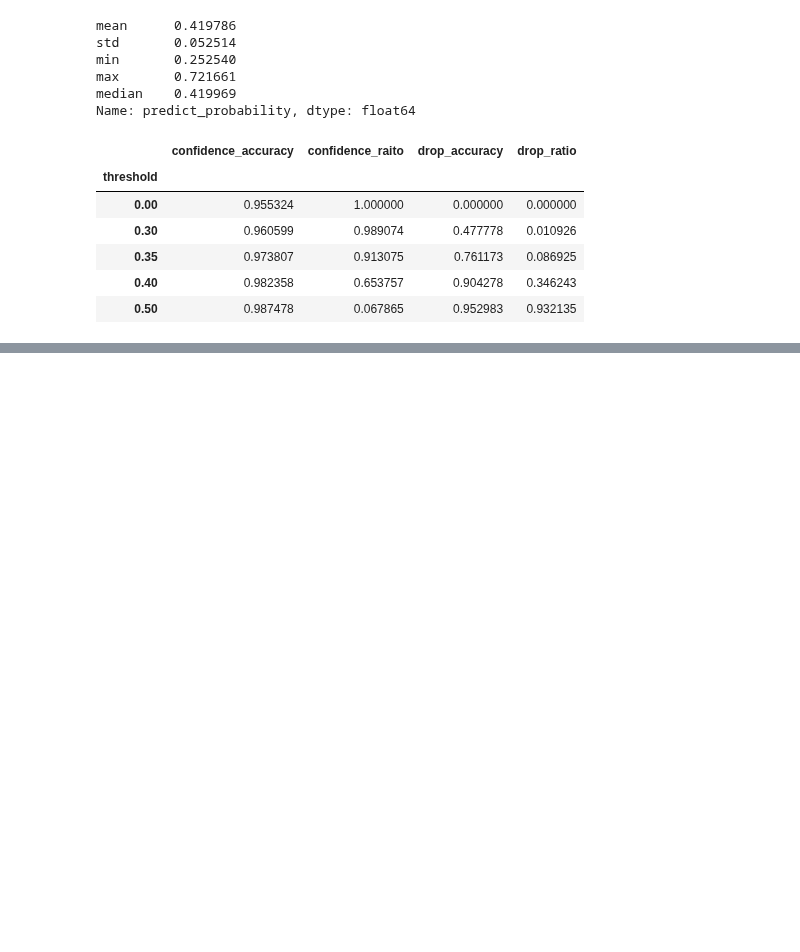
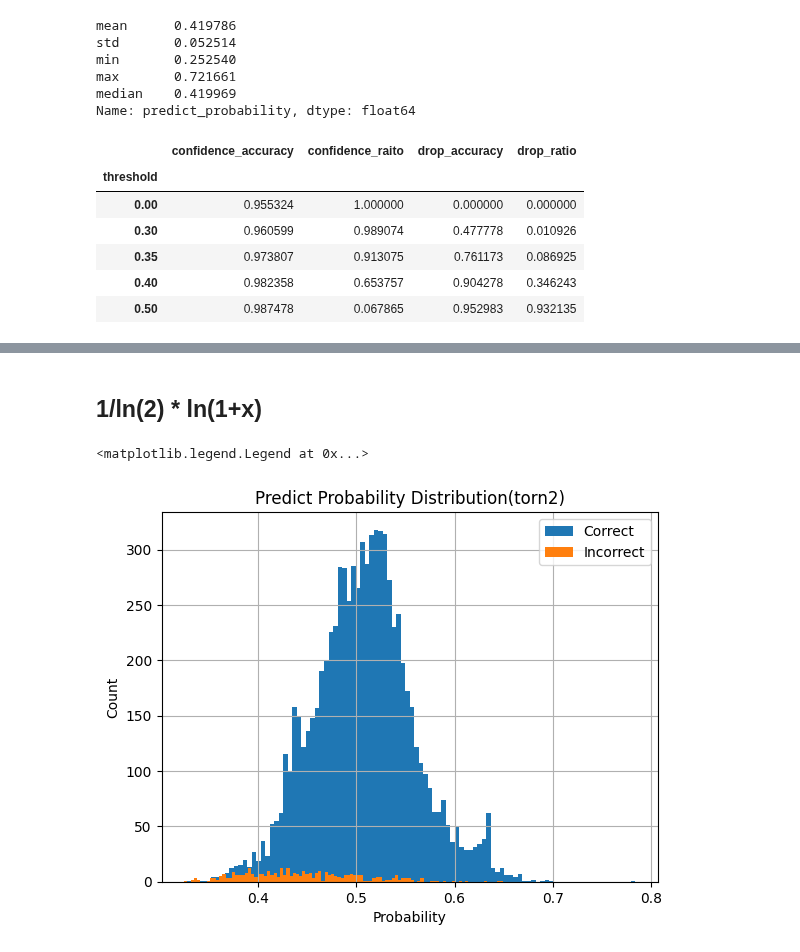
Before and after one commit to rakawanegan/humanactivityrecognition_portfolio, a Jupyter notebook: result/error_bar/cnn1d/analysis.ipynb, the cells around one changed output, grey strips where cells are left out. Drawn from its saved outputs; the diff is of its cells as text; code cells hidden in the pictures; blank space fills up the shorter version.

```diff
--- a/result/error_bar/cnn1d/analysis.ipynb
+++ b/result/error_bar/cnn1d/analysis.ipynb
@@ -126,0 +167,14 @@ results
+# %% [markdown]
+## 1/ln(2) * ln(1+x)
+# %%
+torn2_function = lambda x: (1/np.log(2))*np.log(1+x)
+df["predict_probability_torn2"] = df["predict_probability"].apply(torn2_function)
+df.loc[df.true_label==df.predict_label, 'predict_probability_torn2'].hist(bins=100)
+df.loc[df.true_label!=df.predict_label, 'predict_probability_torn2'].hist(bins=100)
+plt.title('Predict Probability Distribution(torn2)')
+plt.xlabel('Probability')
+plt.ylabel('Count')
+plt.legend(['Correct', 'Incorrect'])
+# %% [output]
+<matplotlib.legend.Legend at 0x...>
+[figure, added]
```
Also changed, not shown: parts of 6 cells of this notebook, 5 other files.
